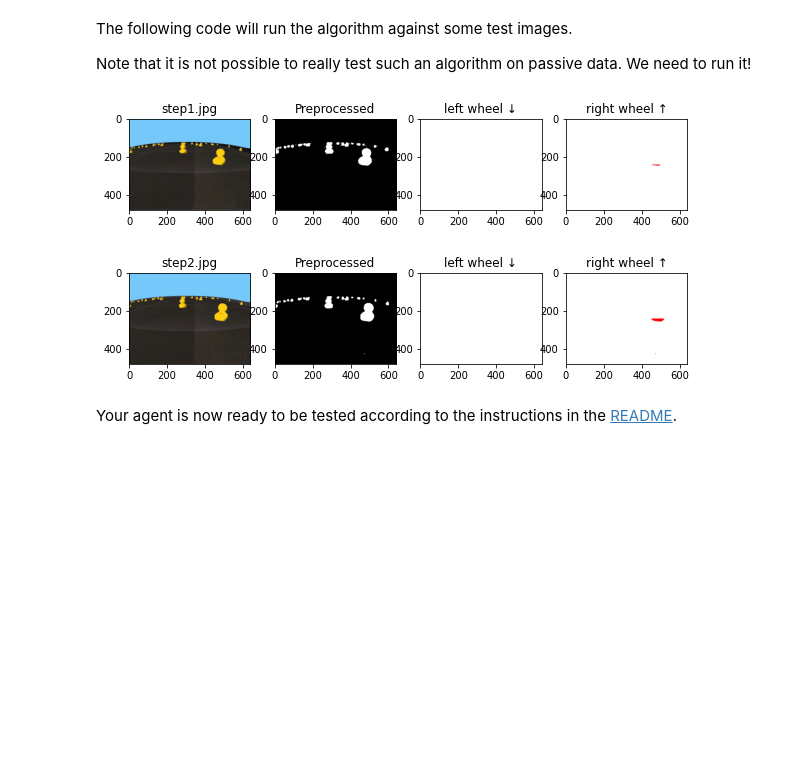
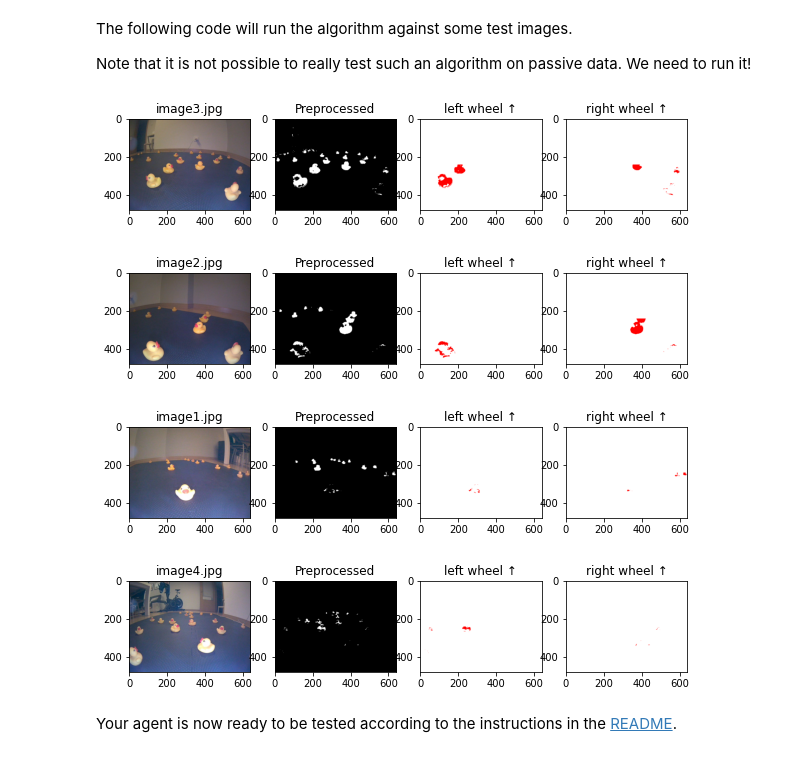
Before and after one commit to mhered/mooc-exercises, a Jupyter notebook: braitenberg/solution/braitenberg-MH.ipynb, the cells around one changed output. Drawn from its saved outputs; the diff is of its cells as text; code cells hidden in the pictures; blank space fills up the shorter version.

```diff
--- a/braitenberg/solution/braitenberg-MH.ipynb
+++ b/braitenberg/solution/braitenberg-MH.ipynb
@@ -88,33 +90,35 @@ Note that it is not possible to really test such an algorithm on passive data. W
 # %%
 from matplotlib import pylab
 import glob, os
 from preprocessing import preprocess
 #dirname = '../samples/many-duckies'
-dirname = '../samples/simu'
+dirname = '../samples/patobot'
 images = glob.glob(f'{dirname}/*.jpg')
 for a in images:
     im = dcu.rgb_from_jpg_fn(a)
     P = preprocess(im)
     Lim = P * L
     Rim = P * R
     Lsign = np.sum(Lim)
     Rsign = np.sum(Rim)
     f = pylab.figure(figsize=(10,2))
     f.add_subplot(1, 4, 1)
     imshow(im)
     pylab.title(os.path.basename(a))
     f.add_subplot(1, 4, 2)
     imshow(P, cmap='gray')
     pylab.title("Preprocessed")
     f.add_subplot(1, 4, 3)
     imshow(dcu.posneg(Lim))
     pylab.title('left wheel ' + ('↑' if Lsign > 0 else '↓'))
     f.add_subplot(1, 4, 4)
     imshow(dcu.posneg(Rim), cmap='bwr')
     pylab.title('right wheel ' + ('↑' if Rsign > 0 else '↓'))
 # %% [output]
-[figure, old version]
+[figure, new version]
-[figure, old version]
+[figure, new version]
+[figure, added]
+[figure, added]
 # %% [markdown]
 Your agent is now ready to be tested according to the instructions in the [README](https://github.com/duckietown/mooc-exercises/blob/daffy/braitenberg/README.md).
 # %% [markdown]
```
Also changed, not shown: parts of 2 cells of this notebook, 5 other files.
